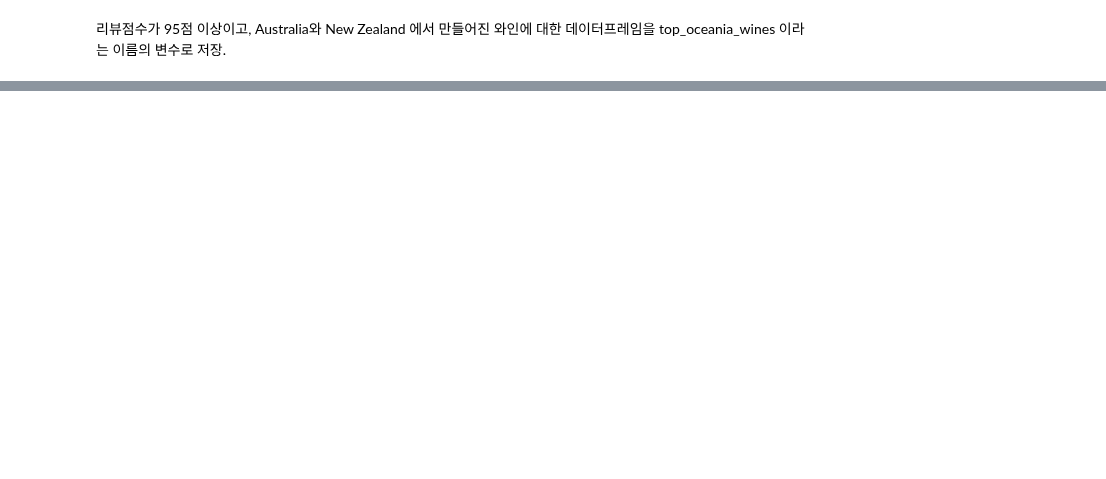
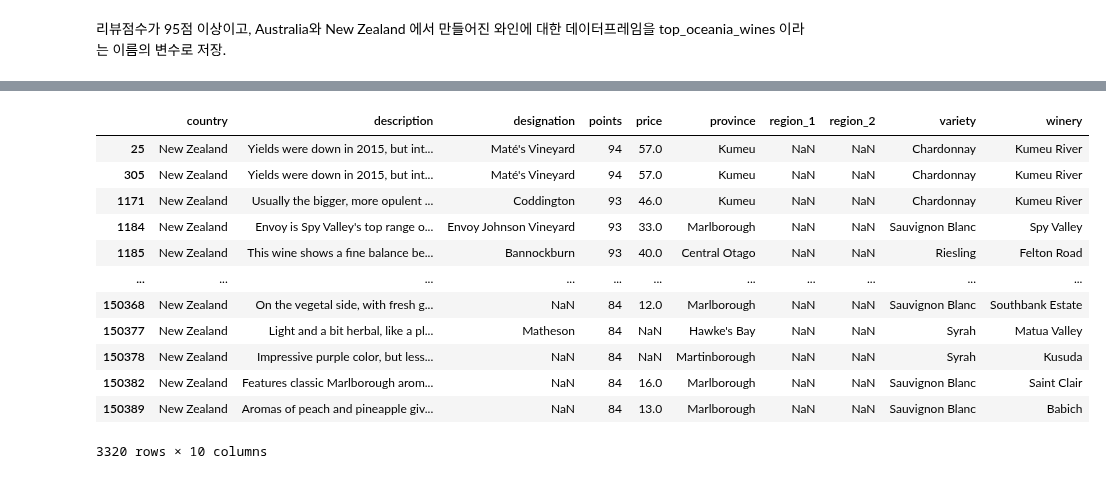
Before and after one commit to terrificmn/codingClass, a Jupyter notebook: data-vision-school/day03/4.b 실습 Pandas.ipynb, the cells around one changed output, grey strips where cells are left out. Saved outputs shown, nothing was run; the diff lists cells and outputs as text; code cells hidden in the pictures; blank space fills up the shorter version.

```diff
--- a/data-vision-school/day03/4.b 실습 Pandas.ipynb
+++ b/data-vision-school/day03/4.b 실습 Pandas.ipynb
@@ -103,0 +192,16 @@ Italy 에서 만들어진 와인에 대해서 italian_wines 이라는 이름으
+# %%
+reviews.loc[ reviews['country'] == 'New Zealand', ]
+# %% [output]
+|  | country | description | designation | points | price | province | region_1 | region_2 | variety | winery |
+| 25 | New Zealand | Yields were down in 2015, but int... | Maté's Vineyard | 94 | 57.0 | Kumeu | NaN | NaN | Chardonnay | Kumeu River |
+| 305 | New Zealand | Yields were down in 2015, but int... | Maté's Vineyard | 94 | 57.0 | Kumeu | NaN | NaN | Chardonnay | Kumeu River |
+| 1171 | New Zealand | Usually the bigger, more opulent ... | Coddington | 93 | 46.0 | Kumeu | NaN | NaN | Chardonnay | Kumeu River |
+| 1184 | New Zealand | Envoy is Spy Valley's top range o... | Envoy Johnson Vineyard | 93 | 33.0 | Marlborough | NaN | NaN | Sauvignon Blanc | Spy Valley |
+| 1185 | New Zealand | This wine shows a fine balance be... | Bannockburn | 93 | 40.0 | Central Otago | NaN | NaN | Riesling | Felton Road |
+| ... | ... | ... | ... | ... | ... | ... | ... | ... | ... | ... |
+| 150368 | New Zealand | On the vegetal side, with fresh g... | NaN | 84 | 12.0 | Marlborough | NaN | NaN | Sauvignon Blanc | Southbank Estate |
+| 150377 | New Zealand | Light and a bit herbal, like a pl... | Matheson | 84 | NaN | Hawke's Bay | NaN | NaN | Syrah | Matua Valley |
+| 150378 | New Zealand | Impressive purple color, but less... | NaN | 84 | NaN | Martinborough | NaN | NaN | Syrah | Kusuda |
+| 150382 | New Zealand | Features classic Marlborough arom... | NaN | 84 | 16.0 | Marlborough | NaN | NaN | Sauvignon Blanc | Saint Clair |
+| 150389 | New Zealand | Aromas of peach and pineapple giv... | NaN | 84 | 13.0 | Marlborough | NaN | NaN | Sauvignon Blanc | Babich |
+3320 rows × 10 columns
```
Also changed, not shown: parts of 10 cells of this notebook, 48 other files.
